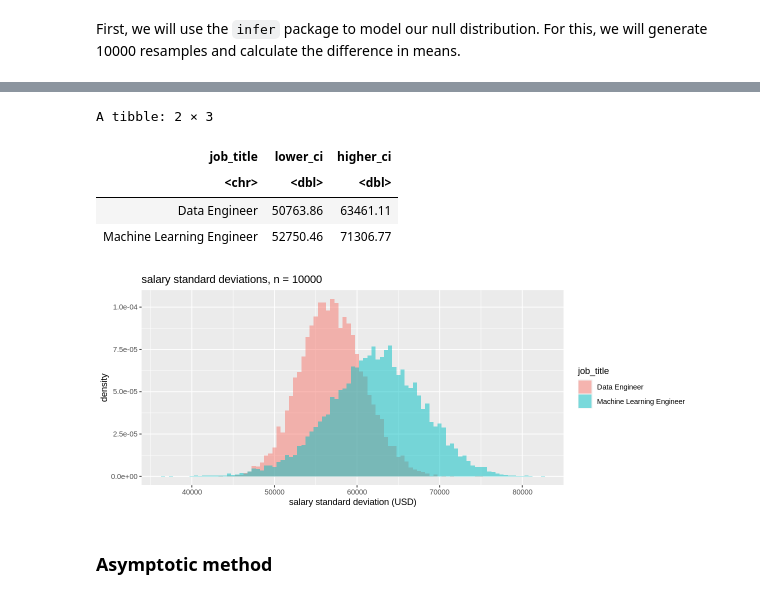
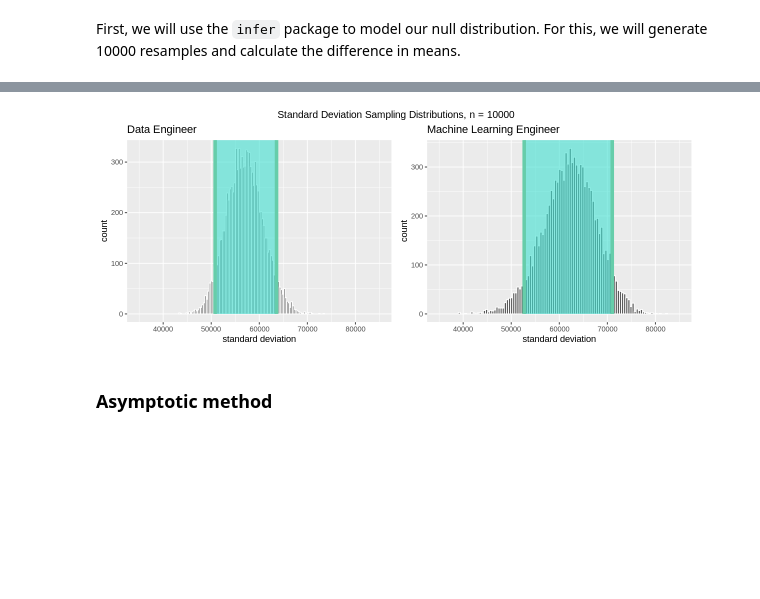
Before and after one commit to AmyChen354/stat-201-project, a Jupyter notebook: group_4_final_report.ipynb, the cells around one changed output, grey strips where cells are left out. Cells and saved outputs as stored; diff of their text form; code cells hidden in the pictures; blank space fills up the shorter version.

```diff
--- a/group_4_final_report.ipynb
+++ b/group_4_final_report.ipynb
@@ -216,25 +238,26 @@ A grouped_df: 6 × 3
 # %%
-conf_int <- salary_sd_bootstrap %>%
-    group_by(job_title) %>%
-    summarize(lower_ci = quantile(sd, 0.05), higher_ci = quantile(sd, 0.95))
+deng_conf_int <- deng_sd_bootstrap %>%
+    get_ci(level = 0.90)
 
-conf_int
+mleng_conf_int <- meng_sd_bootstrap %>%
+    get_ci(level = 0.90)
+
+deng_sd_bootstrap_dist <- deng_sd_bootstrap %>%
+    visualize(bins = 100) +
+    shade_ci(endpoints = deng_conf_int) +
+    coord_cartesian(xlim = c(35000, 85000)) +
+    labs(x = "standard deviation", title = "Data Engineer")
+
+mleng_sd_bootstrap_dist <- mleng_sd_bootstrap %>%
+    visualize(bins = 100) +
+    shade_ci(endpoints = mleng_conf_int) +
+    coord_cartesian(xlim = c(35000, 85000)) +
+    labs(x = "standard deviation", title = "Machine Learning Engineer")
 
 
-salary_sd_bootstrap_dist <- salary_sd_bootstrap %>%
-    ggplot(aes(x = sd, y = ..density.., fill = job_title)) +
-    geom_histogram(binwidth = 500, position = "identity", alpha = 0.5) +
-    labs(x = "salary standard deviation (USD)", title = "salary standard deviations, n = 10000")
-
-
-salary_sd_bootstrap_dist
+grid.arrange(deng_sd_bootstrap_dist, mleng_sd_bootstrap_dist, ncol = 2, top = "Standard Deviation Sampling Distributions, n = 10000")
 # %% [output]
-A tibble: 2 × 3
-| job_title | lower_ci | higher_ci |
-| <chr> | <dbl> | <dbl> |
-| Data Engineer | 50763.86 | 63461.11 |
-| Machine Learning Engineer | 52750.46 | 71306.77 |
-[figure, old version]
+[figure, new version]
 # %% [markdown]
 ### Asymptotic method
 # %% [markdown]
```
Also changed, not shown: parts of 6 cells of this notebook.
